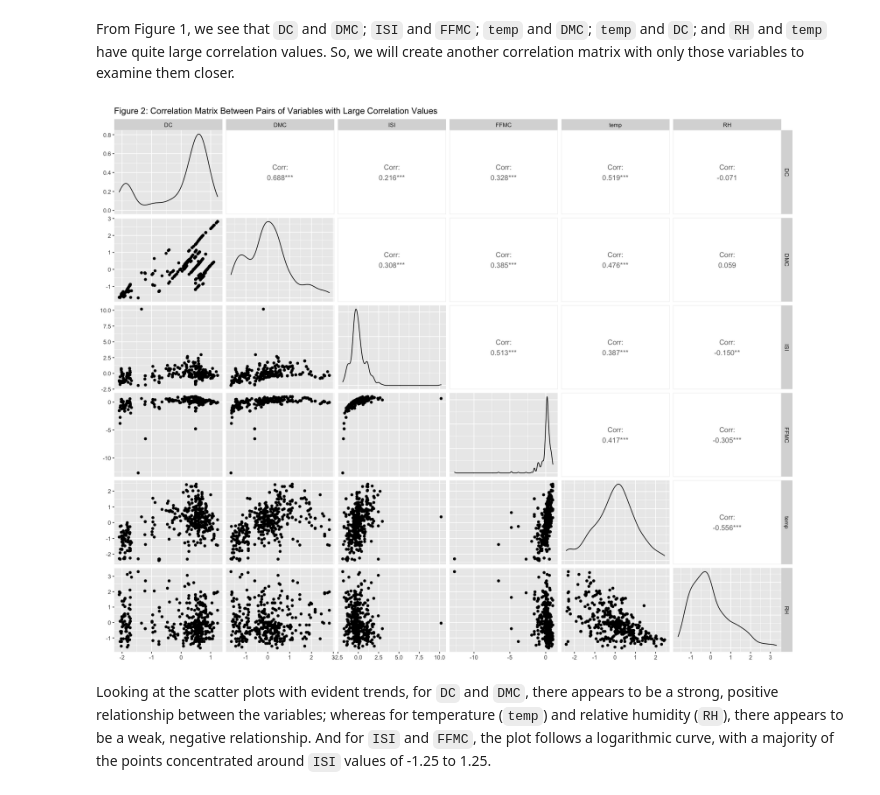
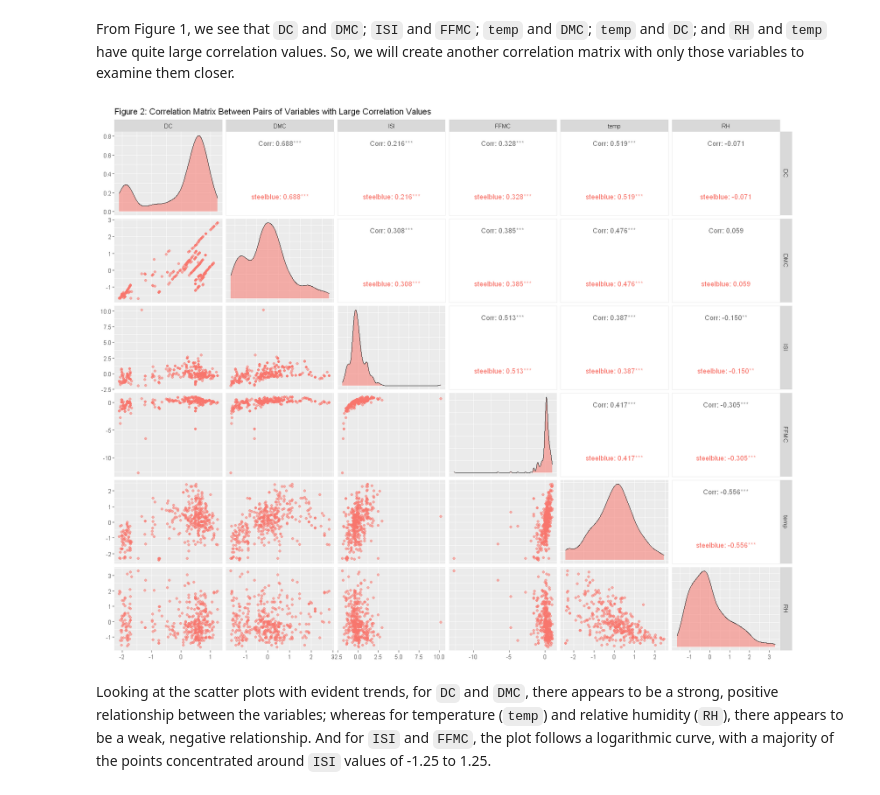
Before and after one commit to DSCI-310/DSCI-310-Group-11, a Jupyter notebook: notebooks/forest-fire-analysis.ipynb, the cells around one changed output. Saved outputs shown, nothing was run; the diff lists cells and outputs as text; code cells hidden in the pictures.

```diff
--- a/notebooks/forest-fire-analysis.ipynb
+++ b/notebooks/forest-fire-analysis.ipynb
@@ -84,10 +83,10 @@ ggpairs(fire_scaled) +
 From Figure 1, we see that `DC` and `DMC`; `ISI` and `FFMC`; `temp` and `DMC`; `temp` and `DC`; and `RH` and `temp` have quite large correlation values. So, we will create another correlation matrix with only those variables to examine them closer.
 # %%
 cor_data <- fire_scaled %>% select(DC, DMC, ISI, FFMC, temp, RH)
-ggpairs(cor_data) +
-    ggtitle("Figure 2: Correlation Matrix Between Pairs of Variables with Large Correlation Values")
+
+correlation_graph(cor_data, "Figure 2: Correlation Matrix Between Pairs of Variables with Large Correlation Values")
 # %% [output]
-[figure, old version]
+[figure, new version]
 # %% [markdown]
 Looking at the scatter plots with evident trends, for `DC` and `DMC`, there appears to be a strong, positive relationship between the variables; whereas for temperature (`temp`) and relative humidity (`RH`), there appears to be a weak, negative relationship. And for `ISI` and `FFMC`, the plot follows a logarithmic curve, with a majority of the points concentrated around `ISI` values of -1.25 to 1.25.
 # %% [markdown]
```
Also changed, not shown: parts of 1 cell of this notebook.
